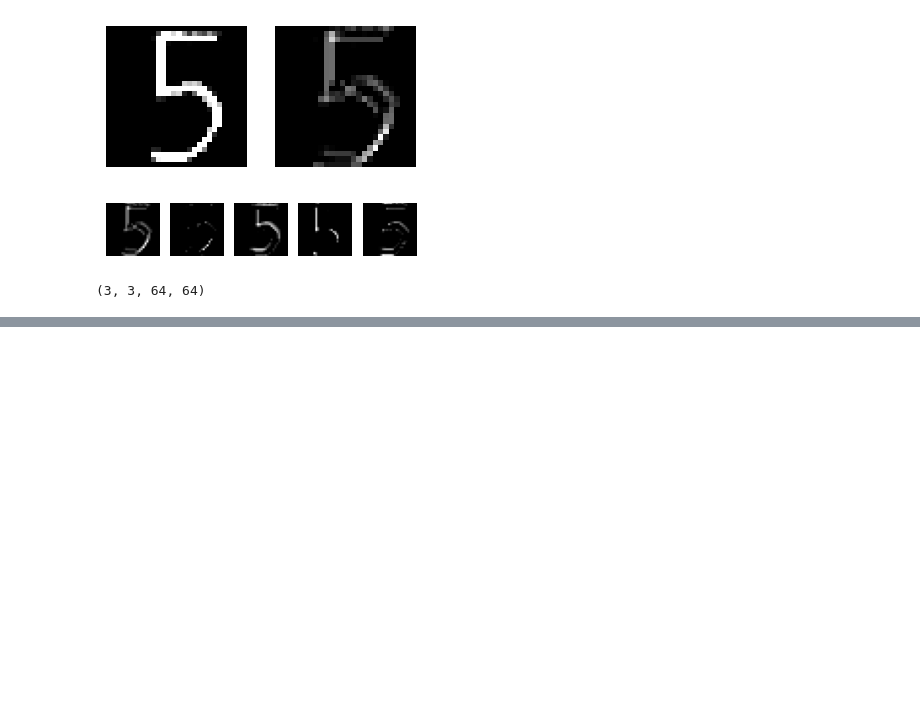
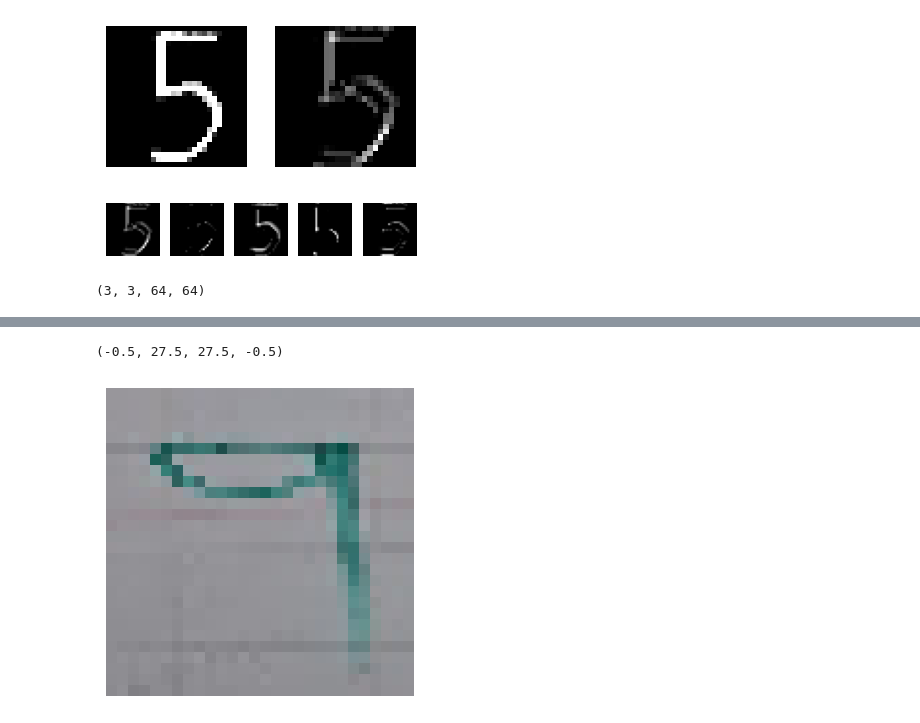
Before and after one commit to vc-2026-i/clasificacion-mnist-instructor, a Jupyter notebook: notebook.ipynb, the cells around one changed output, grey strips where cells are left out. Saved outputs shown, nothing was run; the diff lists cells and outputs as text; code cells hidden in the pictures; blank space fills up the shorter version.

```diff
--- a/notebook.ipynb
+++ b/notebook.ipynb
@@ -315,0 +350,7 @@ kernels.shape
+# %%
+plt.figure(figsize=(4, 4))
+plt.imshow(img_resized)
+plt.axis('off')
+# %% [output]
+(-0.5, 27.5, 27.5, -0.5)
+[figure, added]
```
Also changed, not shown: parts of 18 cells of this notebook, 2 other files.
